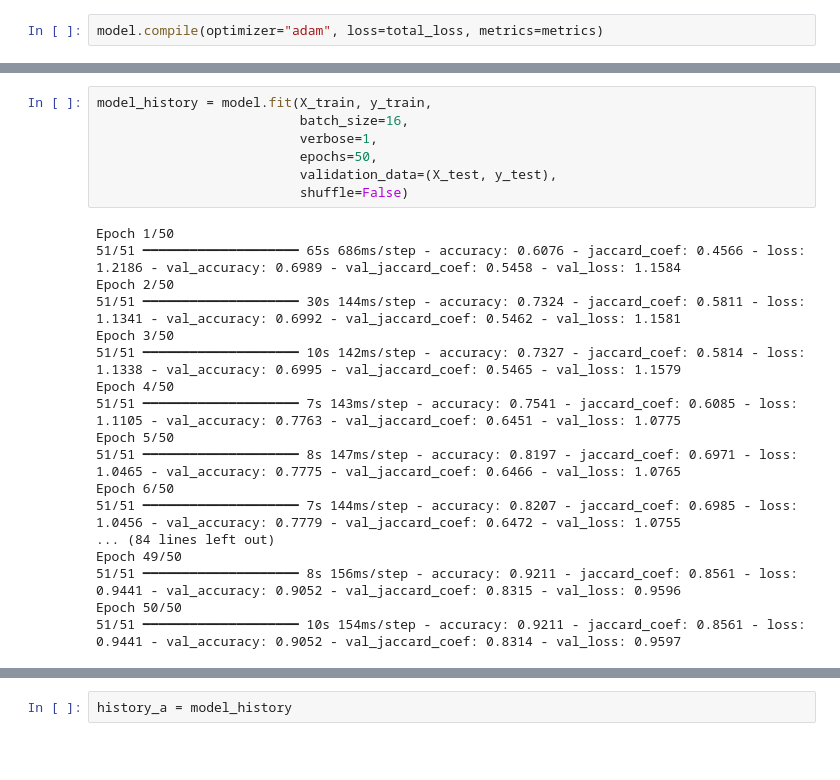
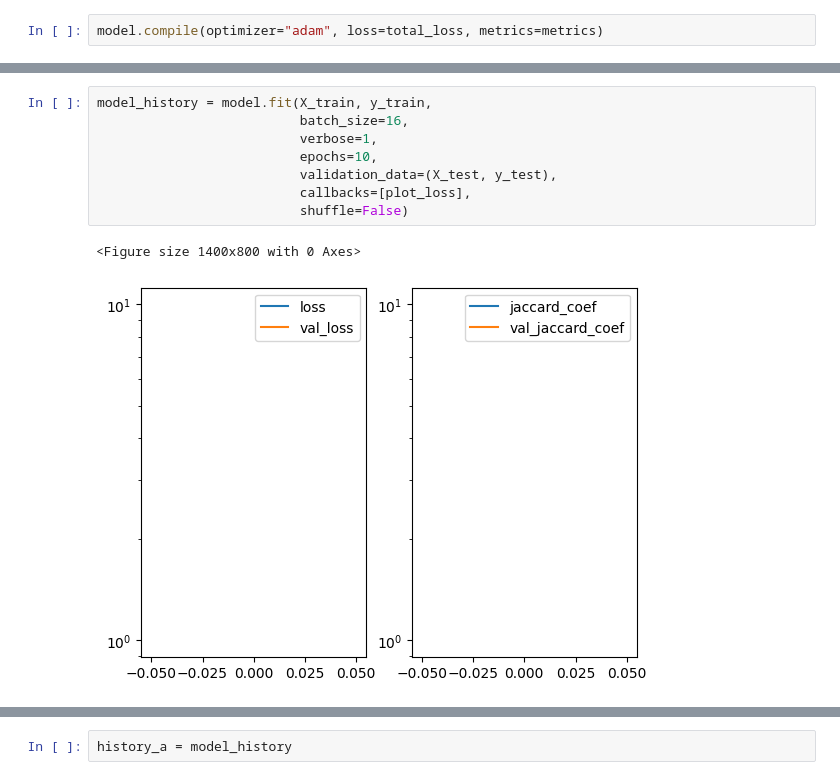
Before and after one commit to caioakiyama/satellite_imagery_segmentation_CAIOAKIYAMA, a Jupyter notebook: Satellite_Imagery_Segmentation.ipynb, the cells around one changed output, grey strips where cells are left out. Drawn from its saved outputs; the diff is of its cells as text; blank space fills up the shorter version.

```diff
--- a/Satellite_Imagery_Segmentation.ipynb
+++ b/Satellite_Imagery_Segmentation.ipynb
@@ -531,25 +586,11 @@ Model: "functional"
 # %%
 model_history = model.fit(X_train, y_train,
                           batch_size=16,
                           verbose=1,
-                          epochs=50,
+                          epochs=10,
                           validation_data=(X_test, y_test),
+                          callbacks=[plot_loss],
                           shuffle=False)
 # %% [output]
-Epoch 1/50
-51/51 ━━━━━━━━━━━━━━━━━━━━ 65s 686ms/step - accuracy: 0.6076 - jaccard_coef: 0.4566 - loss: 1.2186 - val_accuracy: 0.6989 - val_jaccard_coef: 0.5458 - val_loss: 1.1584
-Epoch 2/50
-51/51 ━━━━━━━━━━━━━━━━━━━━ 30s 144ms/step - accuracy: 0.7324 - jaccard_coef: 0.5811 - loss: 1.1341 - val_accuracy: 0.6992 - val_jaccard_coef: 0.5462 - val_loss: 1.1581
-Epoch 3/50
-51/51 ━━━━━━━━━━━━━━━━━━━━ 10s 142ms/step - accuracy: 0.7327 - jaccard_coef: 0.5814 - loss: 1.1338 - val_accuracy: 0.6995 - val_jaccard_coef: 0.5465 - val_loss: 1.1579
-Epoch 4/50
-51/51 ━━━━━━━━━━━━━━━━━━━━ 7s 143ms/step - accuracy: 0.7541 - jaccard_coef: 0.6085 - loss: 1.1105 - val_accuracy: 0.7763 - val_jaccard_coef: 0.6451 - val_loss: 1.0775
-Epoch 5/50
-51/51 ━━━━━━━━━━━━━━━━━━━━ 8s 147ms/step - accuracy: 0.8197 - jaccard_coef: 0.6971 - loss: 1.0465 - val_accuracy: 0.7775 - val_jaccard_coef: 0.6466 - val_loss: 1.0765
-Epoch 6/50
-51/51 ━━━━━━━━━━━━━━━━━━━━ 7s 144ms/step - accuracy: 0.8207 - jaccard_coef: 0.6985 - loss: 1.0456 - val_accuracy: 0.7779 - val_jaccard_coef: 0.6472 - val_loss: 1.0755
-... (84 lines left out)
-Epoch 49/50
-51/51 ━━━━━━━━━━━━━━━━━━━━ 8s 156ms/step - accuracy: 0.9211 - jaccard_coef: 0.8561 - loss: 0.9441 - val_accuracy: 0.9052 - val_jaccard_coef: 0.8315 - val_loss: 0.9596
-Epoch 50/50
-51/51 ━━━━━━━━━━━━━━━━━━━━ 10s 154ms/step - accuracy: 0.9211 - jaccard_coef: 0.8561 - loss: 0.9441 - val_accuracy: 0.9052 - val_jaccard_coef: 0.8314 - val_loss: 0.9597
+<Figure size 1400x800 with 0 Axes>
+[figure, added]
```
Also changed, not shown: parts of 29 cells of this notebook.
